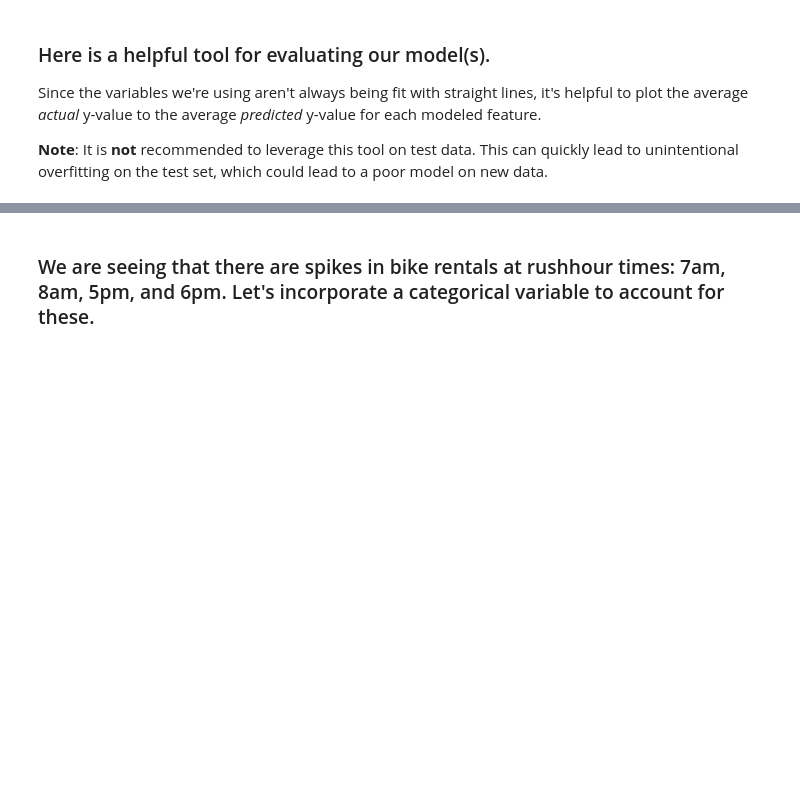
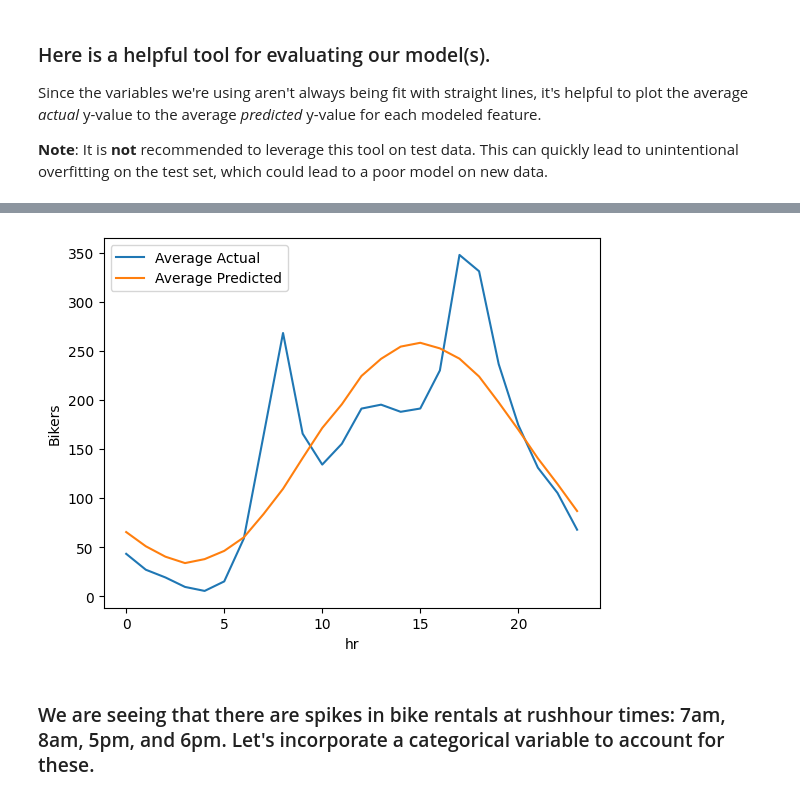
Before and after one commit to JosephPizzuti/code_2600, a Jupyter notebook: mod05_nonlinear.ipynb, the cells around one changed output, grey strips where cells are left out. Saved outputs shown, nothing was run; the diff lists cells and outputs as text; code cells hidden in the pictures; blank space fills up the shorter version.

```diff
--- a/mod05_nonlinear.ipynb
+++ b/mod05_nonlinear.ipynb
@@ -183,10 +215,16 @@ plot_avg_actual_vs_predicted_by_feature(X=X_train,
 # %%
-plot_avg_actual_vs_predicted_by_feature(X=X_train,
+# to avoid default observed=True depreciation, convert X_train data at 'hr' to "int" so it doesn't do this
+# could not find another fix
+X_plot = X_train.copy()
+X_plot['hr'] = X_plot['hr'].astype(int)
+
+plot_avg_actual_vs_predicted_by_feature(X=X_plot,
                                         y=y_train,
                                         y_pred=predictions_train_4,
                                         feature='hr',
-                                        target_name="Bikers"
-                                        )
+                                        target_name="Bikers")
+# %% [output]
+[figure, added]
 # %% [markdown]
 ### We are seeing that there are spikes in bike rentals at rushhour times: 7am, 8am, 5pm, and 6pm. Let's incorporate a categorical variable to account for these.
 # %%
```
Also changed, not shown: parts of 17 cells of this notebook.
